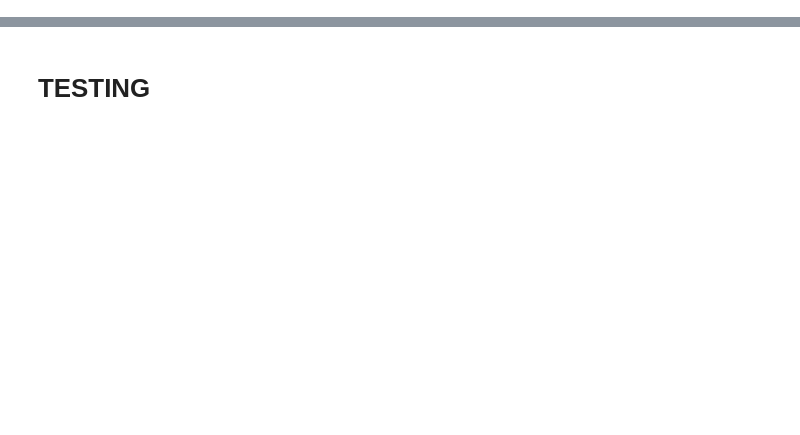
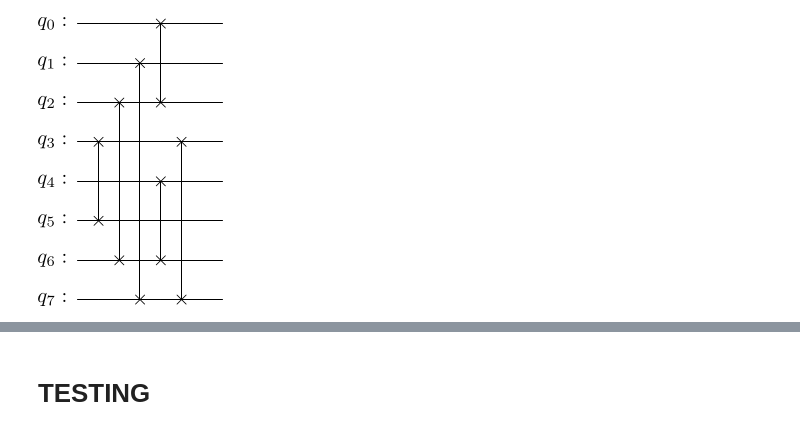
Before and after one commit to BoredDam/quantum-longest-common-substring, a Jupyter notebook: Quantum-LCS/QLCS-clean-with-tests-and-drawings.ipynb, the cells around one changed output, grey strips where cells are left out. Cells and saved outputs as stored; diff of their text form; code cells hidden in the pictures; blank space fills up the shorter version.

```diff
--- a/Quantum-LCS/QLCS-clean-with-tests-and-drawings.ipynb
+++ b/Quantum-LCS/QLCS-clean-with-tests-and-drawings.ipynb
@@ -59,29 +63,31 @@ qc.draw()
 # %%
 def quantum_rotation(n: int, s: int):
     """
     builds a rotation gate on `n` qubits of `i` positions
     """
 
     qr = QuantumRegister(n, "q")
     qc = QuantumCircuit(qr)
 
     for i in range(1, int(np.ceil(n / 2))):
         qc.swap(qr[i], qr[n - i])
 
     for j in range(1, int(np.ceil(n / 2))):
         qc.swap(qr[int(np.ceil(s / 2)) - j], qr[int(np.floor(s / 2)) + j])
 
     return qc.to_gate(label="R_" + str(s) + " ")
 
 
 qubits = 8
 i = 2
 qr = []
 qr.append(QuantumRegister(qubits, "q"))
 
 qc = QuantumCircuit(*qr)
 qc = qc.compose(quantum_rotation(qubits, i)).decompose()
-qc.draw()
+qc.draw('latex')
+# %% [output]
+[figure, added]
 # %%
 def quantum_parametric_rotation(n: int) -> QuantumCircuit:
     """
```
Also changed, not shown: parts of 14 cells of this notebook.
